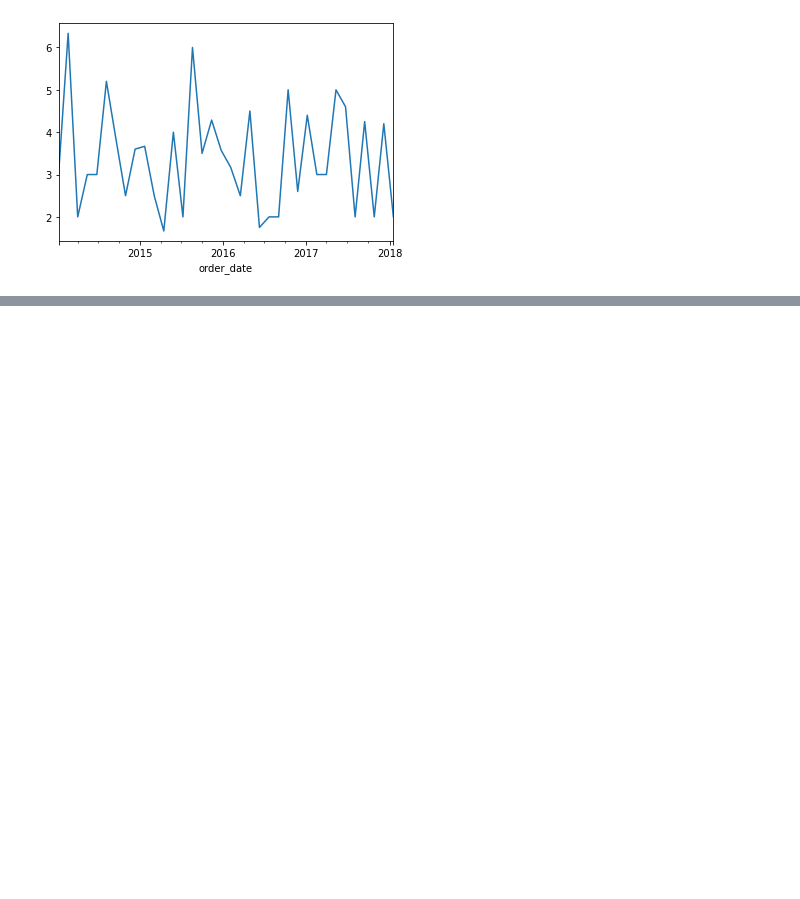
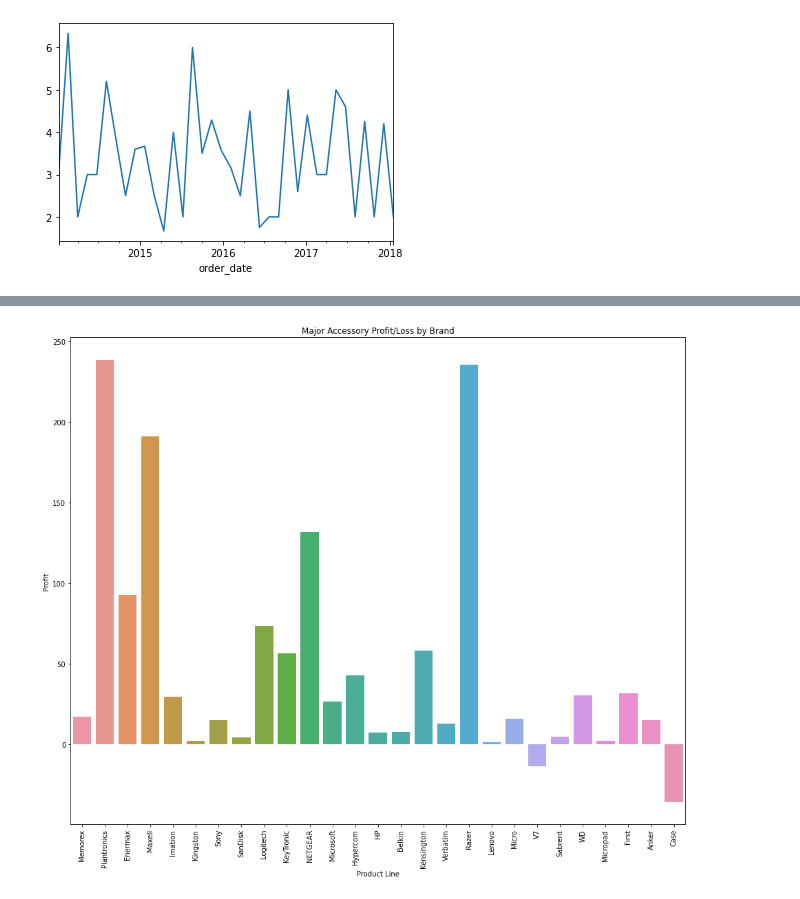
Before and after one commit to Waterman-Teceno-TSA/time-series-project, a Jupyter notebook: waterman_explore.ipynb, the cells around one changed output, grey strips where cells are left out. Saved outputs shown, nothing was run; the diff lists cells and outputs as text; code cells hidden in the pictures; blank space fills up the shorter version.

```diff
--- a/waterman_explore.ipynb
+++ b/waterman_explore.ipynb
@@ -470,0 +524,10 @@ df_acc.quantity.resample('6w').mean().plot()
+# %%
+plt.figure(figsize=(16,13))
+sns.barplot(x= 'brand', y = 'profit', data = df[(df.sub_category == 'Accessories')]  , ci=None)
+plt.xlabel('Product Line')
+plt.ylabel('Profit')
+plt.title('Major Accessory Profit/Loss by Brand')
+plt.xticks(rotation=90)
+plt.show()
+# %% [output]
+[figure, added]
```
Also changed, not shown: parts of 41 cells of this notebook.
